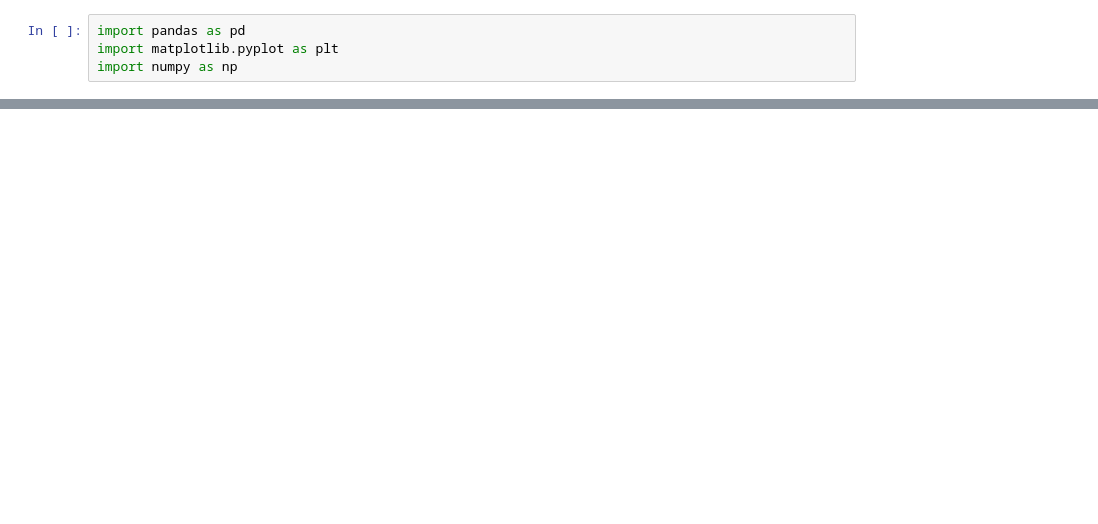
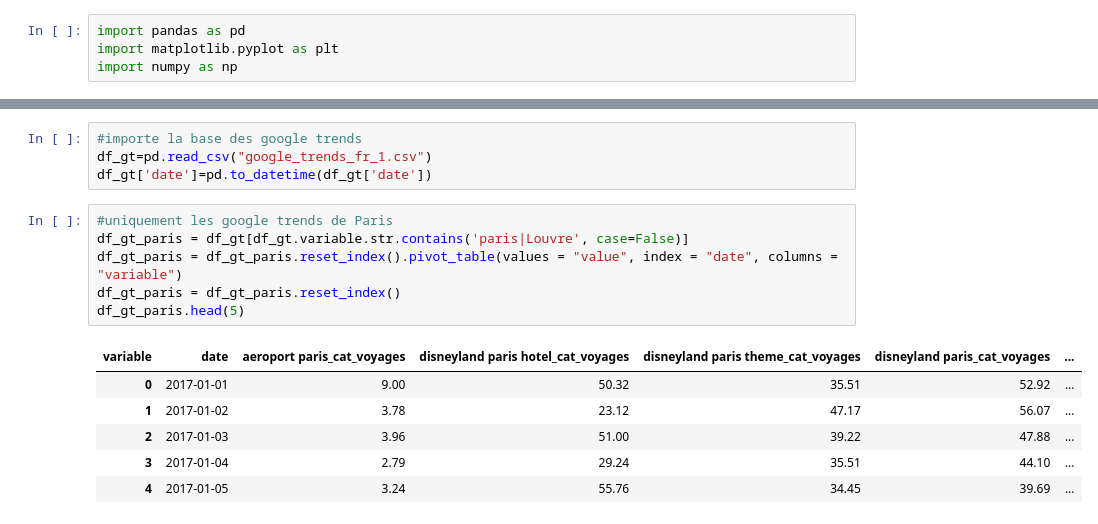
Before and after one commit to julienowack/stat_app, a Jupyter notebook: Data_Paris.ipynb, the cells around one changed output, grey strips where cells are left out. Saved outputs shown, nothing was run; the diff lists cells and outputs as text; blank space fills up the shorter version.

```diff
--- a/Data_Paris.ipynb
+++ b/Data_Paris.ipynb
@@ -45 +46,18 @@ Base de données des Google Trends
+# %%
+#importe la base des google trends
+df_gt=pd.read_csv("google_trends_fr_1.csv")
+df_gt['date']=pd.to_datetime(df_gt['date'])
+# %%
+#uniquement les google trends de Paris
+df_gt_paris = df_gt[df_gt.variable.str.contains('paris|Louvre', case=False)]
+df_gt_paris = df_gt_paris.reset_index().pivot_table(values = "value", index = "date", columns = "variable")
+df_gt_paris = df_gt_paris.reset_index()
+df_gt_paris.head(5)
+# %% [output]
+| variable | date | aeroport paris_cat_voyages | disneyland paris hotel_cat_voyages | disneyland paris theme_cat_voyages | disneyland paris_cat_voyages | ... |
+| 0 | 2017-01-01 | 9.00 | 50.32 | 35.51 | 52.92 | ... |
+| 1 | 2017-01-02 | 3.78 | 23.12 | 47.17 | 56.07 | ... |
+| 2 | 2017-01-03 | 3.96 | 51.00 | 39.22 | 47.88 | ... |
+| 3 | 2017-01-04 | 2.79 | 29.24 | 35.51 | 44.10 | ... |
+| 4 | 2017-01-05 | 3.24 | 55.76 | 34.45 | 39.69 | ... |
 # %%
```
Also changed, not shown: parts of 23 cells of this notebook.
